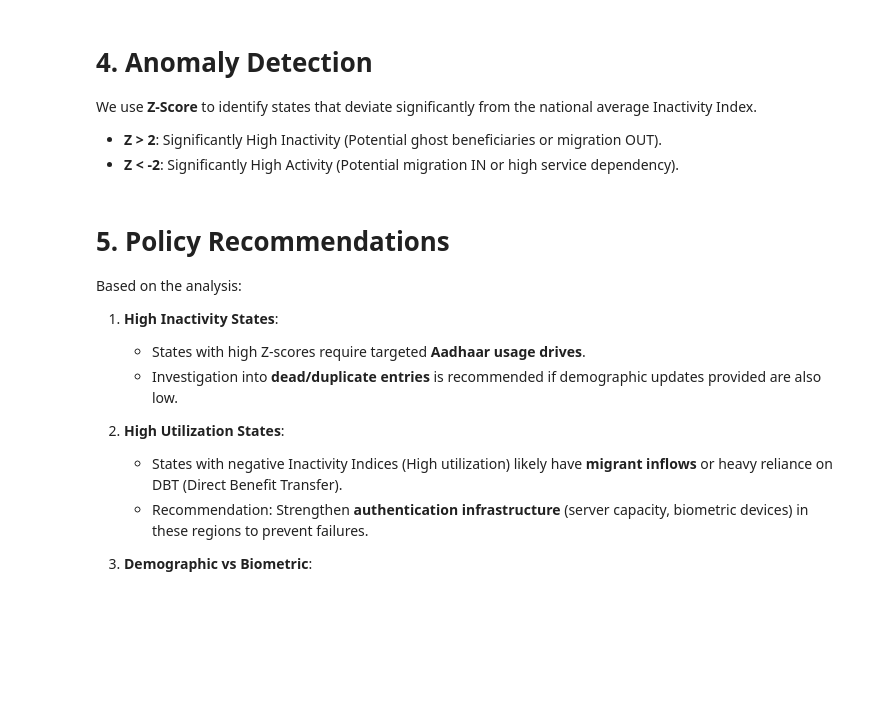
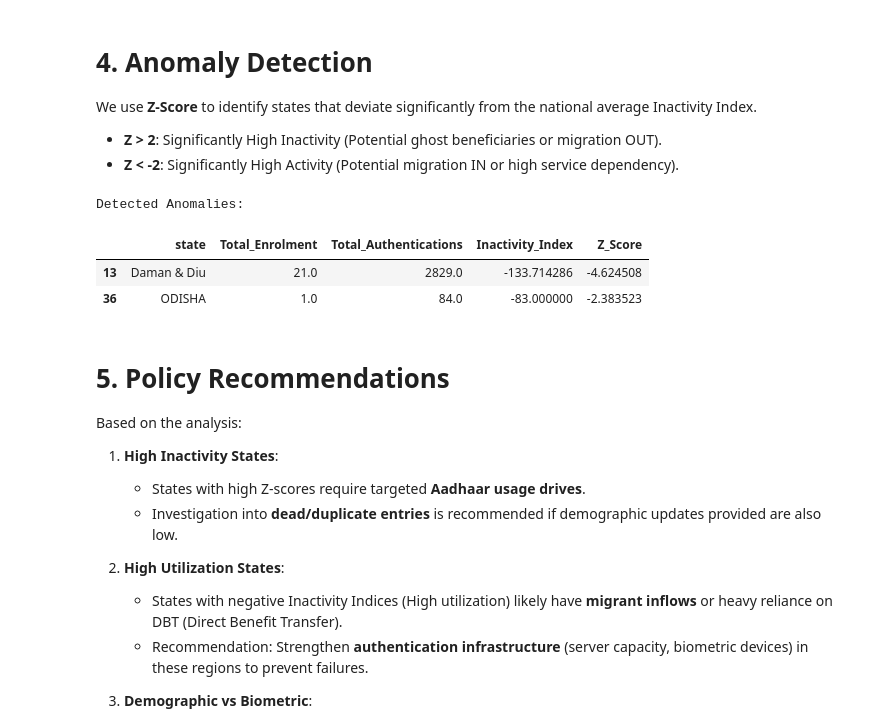
Before and after one commit to Shikhaar/Hacka, a Jupyter notebook: aadhaar_analysis.ipynb, the cells around one changed output. Cells and saved outputs as stored; diff of their text form; code cells hidden in the pictures; blank space fills up the shorter version.

```diff
--- a/aadhaar_analysis.ipynb
+++ b/aadhaar_analysis.ipynb
@@ -47,7 +52,9 @@ def load_dataset(folder_path):
     return pd.concat(df_list, ignore_index=True) if df_list else pd.DataFrame()
 
 # Define paths based on workspace structure
-base_path = "/Users/shikhar/Downloads/Shikhar/hacka/Dataset"
+base_path = os.getenv("DATASET_PATH")
+if not base_path:
+    raise ValueError("DATASET_PATH not found in environment variables")
 bio_path = os.path.join(base_path, "api_data_aadhar_biometric")
 demo_path = os.path.join(base_path, "api_data_aadhar_demographic")
 enrol_path = os.path.join(base_path, "api_data_aadhar_enrolment")
@@ -201,19 +236,31 @@ We use **Z-Score** to identify states that deviate significantly from the nation
 # %%
 mean_inactivity = df_master['Inactivity_Index'].mean()
 std_inactivity = df_master['Inactivity_Index'].std()
 
 df_master['Z_Score'] = (df_master['Inactivity_Index'] - mean_inactivity) / std_inactivity
 
 anomalies = df_master[(df_master['Z_Score'] > 2) | (df_master['Z_Score'] < -2)]
 
 print("Detected Anomalies:")
 display(anomalies[['state', 'Total_Enrolment', 'Total_Authentications', 'Inactivity_Index', 'Z_Score']])
 
-plt.figure(figsize=(10, 6))
-sns.scatterplot(data=df_master, x='Total_Enrolment', y='Inactivity_Index', hue='Z_Score', palette='RdBu_r', size='Z_Score')
-plt.title("Anomaly Detection: Inactivity vs Enrolment Size")
-plt.axhline(mean_inactivity, color='gray', linestyle='--')
-plt.show()
+
+
+# Use absolute Z-Score for marker size as size must be non-negative
+df_master['Abs_Z_Score'] = df_master['Z_Score'].abs().fillna(0)
+
+fig = px.scatter(df_master, x='Total_Enrolment', y='Inactivity_Index',
+                 color='Z_Score', size='Abs_Z_Score',
+                 hover_data=['state'],
+                 title="Anomaly Detection: Inactivity vs Enrolment Size",
+                 color_continuous_scale='RdBu_r')
+fig.add_hline(y=mean_inactivity, line_dash="dash", line_color="gray")
+fig.show()
+# %% [output]
+Detected Anomalies:
+|  | state | Total_Enrolment | Total_Authentications | Inactivity_Index | Z_Score |
+| 13 | Daman & Diu | 21.0 | 2829.0 | -133.714286 | -4.624508 |
+| 36 | ODISHA | 1.0 | 84.0 | -83.000000 | -2.383523 |
 # %% [markdown]
 # 5. Policy Recommendations
 
```
Also changed, not shown: parts of 7 cells of this notebook, 4 other files.
